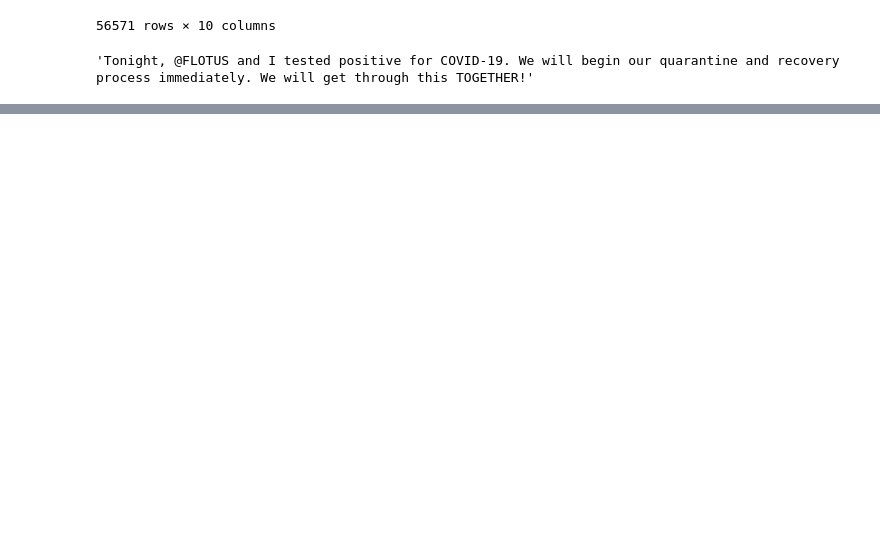
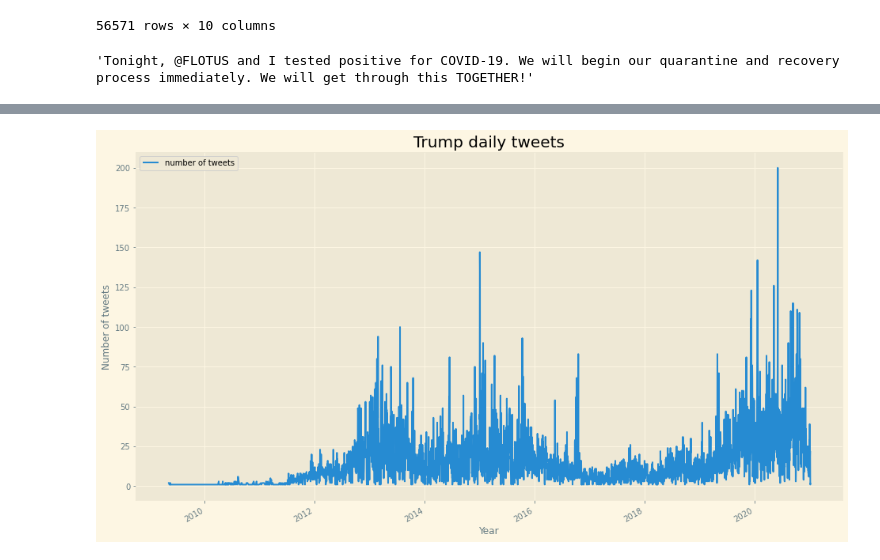
Before and after one commit to Chiuchiyin/Coding-fun, a Jupyter notebook: Trump tweets/Final-Project-Trump-Tweets.ipynb, the cells around one changed output, grey strips where cells are left out. Cells and saved outputs as stored; diff of their text form; code cells hidden in the pictures; blank space fills up the shorter version.

```diff
--- a/Trump tweets/Final-Project-Trump-Tweets.ipynb
+++ b/Trump tweets/Final-Project-Trump-Tweets.ipynb
@@ -46,0 +236,20 @@ display(trump_tweets.text.iloc[11759])
+# %%
+#VADER
+#This part of the code takes a long time to load, get a coffee when running this.
+for index, row in trump_tweets['cleaned'].iteritems():
+    score = SentimentIntensityAnalyzer().polarity_scores(row)
+    neg = score['neg']
+    neu = score['neu']
+    pos = score['pos']
+    comp = score['compound']
+    if neg > pos:
+        trump_tweets.loc[index, 'sentiment'] = 'negative'
+    elif pos > neg:
+        trump_tweets.loc[index, 'sentiment'] = 'positive'
+    else:
+        trump_tweets.loc[index, 'sentiment'] = 'neutral'
+    trump_tweets.loc[index, 'neg'] = neg
+    trump_tweets.loc[index, 'neu'] = neu
+    trump_tweets.loc[index, 'pos'] = pos
+    trump_tweets.loc[index, 'compound'] = comp
+trump_tweets.head(10)
@@ -66,0 +298,4 @@ display(trump_tweets.text.iloc[29598])
+# %%
+trump_tweets['EST'] = pd.to_datetime(trump_tweets.datetime)
+trump_tweets['EST'] = trump_tweets['EST'].dt.tz_convert('US/Eastern')
+trump_tweets.EST
@@ -66,0 +315,2 @@ display(trump_tweets.text.iloc[29598])
+# %%
+trump_tweets['Date'] = pd.to_datetime(trump_tweets.EST.dt.date) #get Date in Eastern time
@@ -66,0 +350,3 @@ display(trump_tweets.text.iloc[29598])
+# %%
+tweet_frequency = pd.DataFrame(trump_tweets.groupby('Date').size(), columns = ['number of tweets'])
+tweet_frequency
@@ -66,0 +368,10 @@ display(trump_tweets.text.iloc[29598])
+# %%
+# Plot the data
+plt.rcParams["figure.figsize"] = [16,9]
+plt.style.use('Solarize_Light2')
+ax = tweet_frequency.plot()
+ax.set_title("Trump daily tweets", fontsize=20)
+ax.set_xlabel("Year")
+ax.set_ylabel("Number of tweets");
+# %% [output]
+[figure, added]
```
Also changed, not shown: parts of 63 cells of this notebook, 4 other files.
